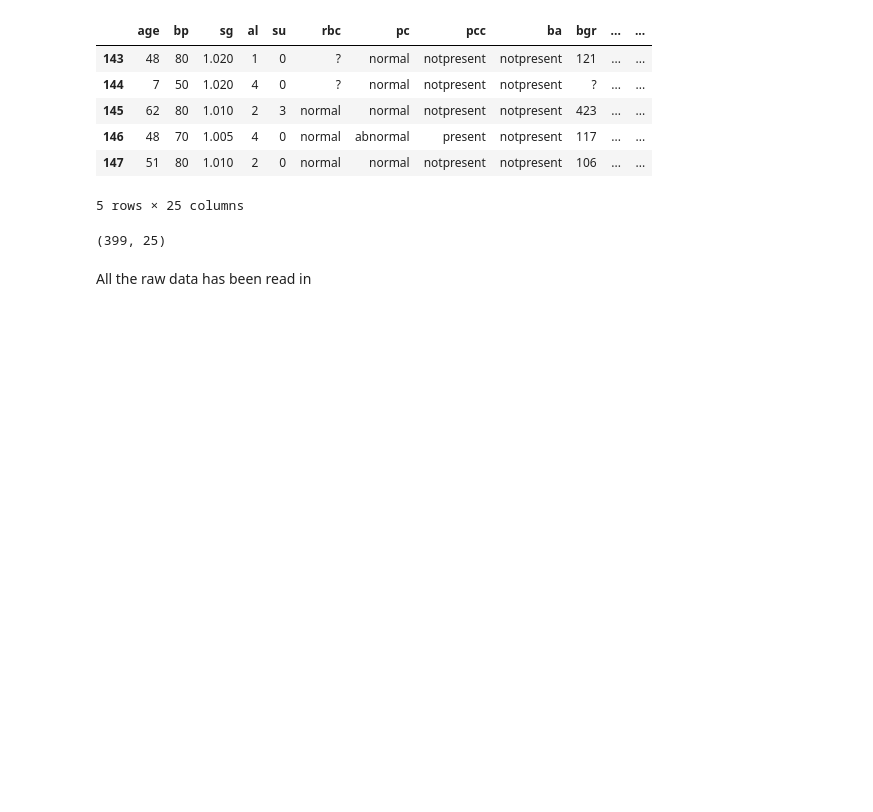
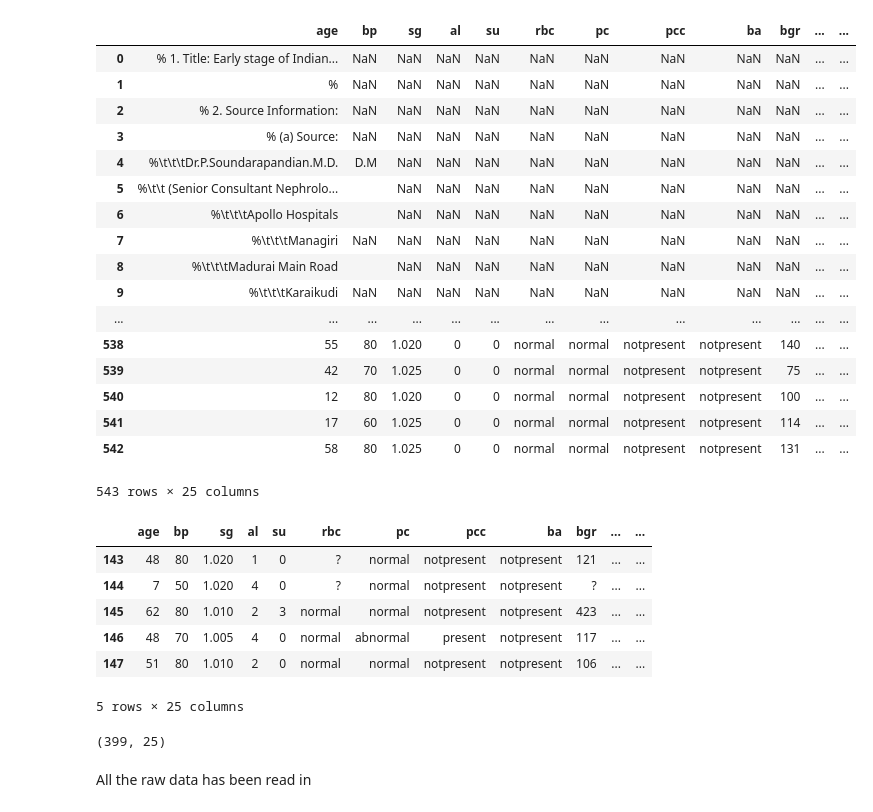
Before and after one commit to yli110-stat697/Chronic-Kidney-Disease, a Jupyter notebook: Data Cleaning.ipynb, the cells around one changed output. Cells and saved outputs as stored; diff of their text form; code cells hidden in the pictures; blank space fills up the shorter version.

Commit message:
data cleaning updates

```diff
--- a/Data Cleaning.ipynb
+++ b/Data Cleaning.ipynb
@@ -3,4 +3,26 @@ import numpy as np
 import pandas as pd
 # %%
 header = ['age', 'bp', 'sg', 'al', 'su', 'rbc', 'pc', 'pcc', 'ba', 'bgr', 'bu', 'sc', 'sod', 'pot', 'hemo', 'pcv', 'wc','rc', 'htn', 'dm', 'cad', 'appet','pe','ane', 'class']
+# %%
+df = pd.read_csv('./Data/chronic_kidney_disease_full.arff', header=None, names = header)
+df
+# %% [output]
+|  | age | bp | sg | al | su | rbc | pc | pcc | ba | bgr | ... | ... |
+| 0 | % 1. Title: Early stage of Indian... | NaN | NaN | NaN | NaN | NaN | NaN | NaN | NaN | NaN | ... | ... |
+| 1 | % | NaN | NaN | NaN | NaN | NaN | NaN | NaN | NaN | NaN | ... | ... |
+| 2 | % 2. Source Information: | NaN | NaN | NaN | NaN | NaN | NaN | NaN | NaN | NaN | ... | ... |
+| 3 | % (a) Source: | NaN | NaN | NaN | NaN | NaN | NaN | NaN | NaN | NaN | ... | ... |
+| 4 | %\t\t\tDr.P.Soundarapandian.M.D. | D.M | NaN | NaN | NaN | NaN | NaN | NaN | NaN | NaN | ... | ... |
+| 5 | %\t\t (Senior Consultant Nephrolo... |  | NaN | NaN | NaN | NaN | NaN | NaN | NaN | NaN | ... | ... |
+| 6 | %\t\t\tApollo Hospitals |  | NaN | NaN | NaN | NaN | NaN | NaN | NaN | NaN | ... | ... |
+| 7 | %\t\t\tManagiri | NaN | NaN | NaN | NaN | NaN | NaN | NaN | NaN | NaN | ... | ... |
+| 8 | %\t\t\tMadurai Main Road |  | NaN | NaN | NaN | NaN | NaN | NaN | NaN | NaN | ... | ... |
+| 9 | %\t\t\tKaraikudi | NaN | NaN | NaN | NaN | NaN | NaN | NaN | NaN | NaN | ... | ... |
+| ... | ... | ... | ... | ... | ... | ... | ... | ... | ... | ... | ... | ... |
+| 538 | 55 | 80 | 1.020 | 0 | 0 | normal | normal | notpresent | notpresent | 140 | ... | ... |
+| 539 | 42 | 70 | 1.025 | 0 | 0 | normal | normal | notpresent | notpresent | 75 | ... | ... |
+| 540 | 12 | 80 | 1.020 | 0 | 0 | normal | normal | notpresent | notpresent | 100 | ... | ... |
+| 541 | 17 | 60 | 1.025 | 0 | 0 | normal | normal | notpresent | notpresent | 114 | ... | ... |
+| 542 | 58 | 80 | 1.025 | 0 | 0 | normal | normal | notpresent | notpresent | 131 | ... | ... |
+543 rows × 25 columns
 # %%
```
Also changed, not shown: parts of 1 cell of this notebook, 1 other file.
